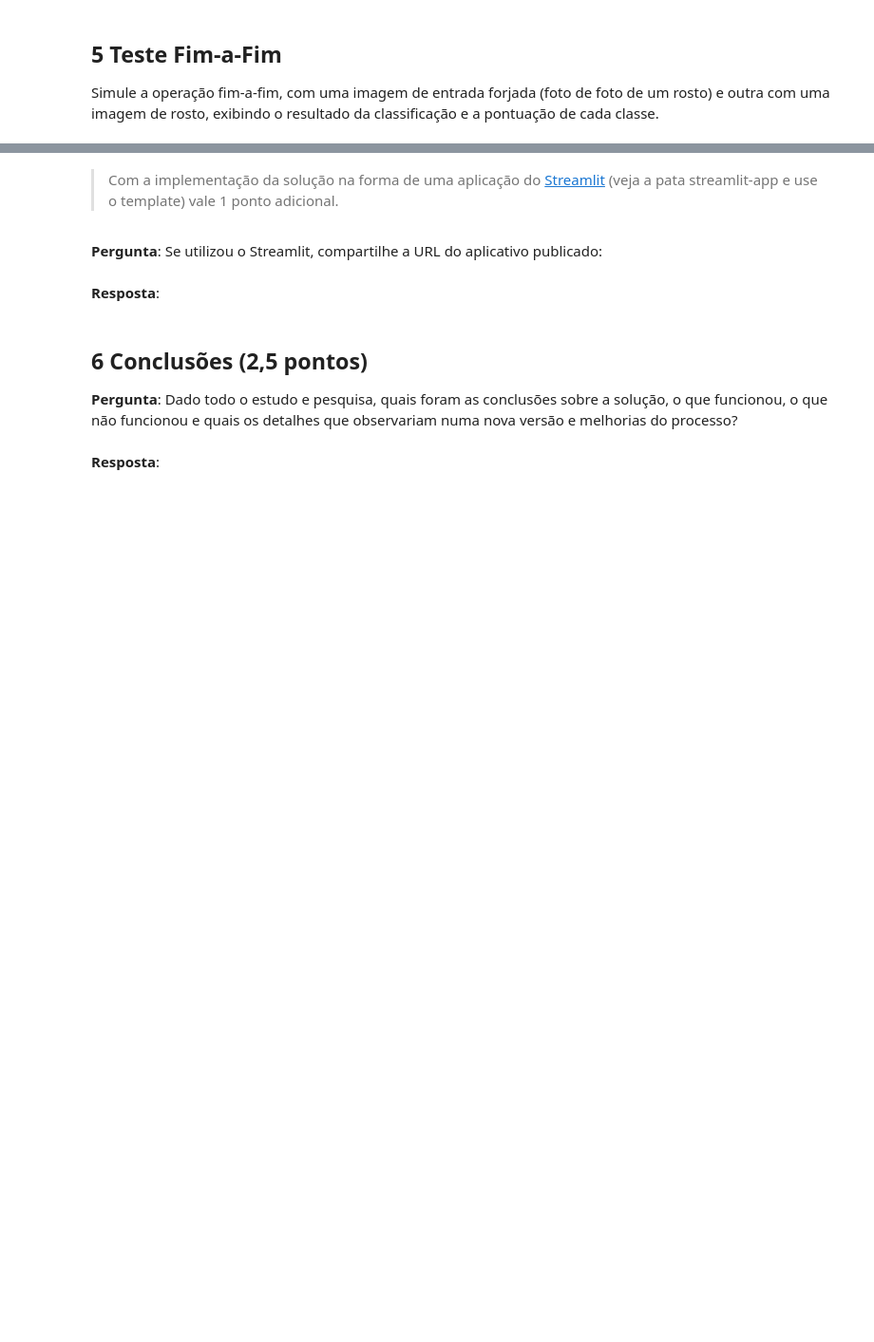
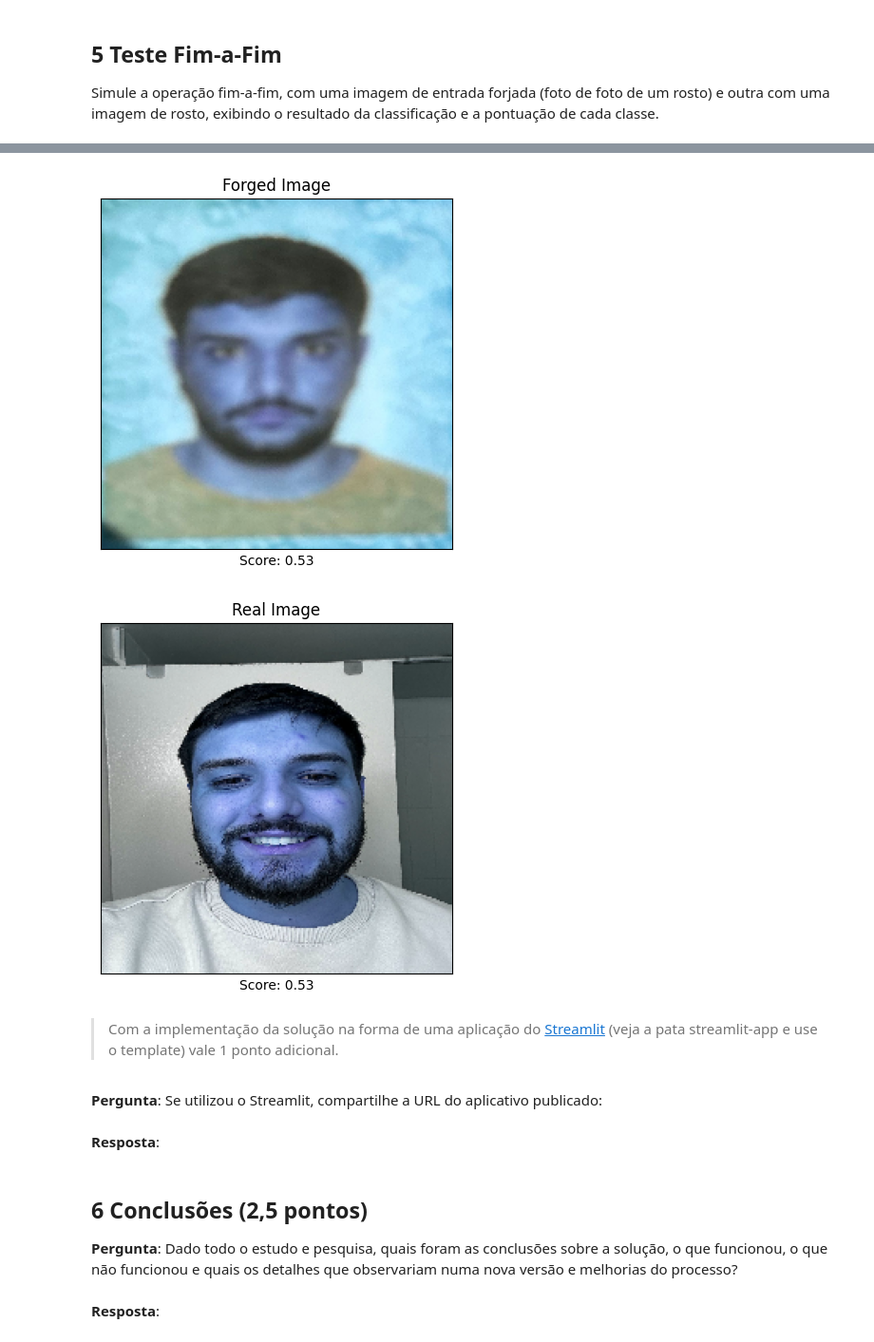
Before and after one commit to danielselga/trab-final-computer-vision, a Jupyter notebook: deteccao_liveness_notebook.ipynb, the cells around one changed output, grey strips where cells are left out. Shown at 95% size. Cells and saved outputs as stored; diff of their text form; code cells hidden in the pictures; blank space fills up the shorter version.

```diff
--- a/deteccao_liveness_notebook.ipynb
+++ b/deteccao_liveness_notebook.ipynb
@@ -111,18 +111,32 @@ def load_images_and_labels(urls, label):
     return np.array(images), np.array(labels)
 
 real_face_urls = [
-    "https://raw.githubusercontent.com/danielselga/trab-final-computer-vision/main/WhatsApp%20Image%202024-02-07%20at%2010.37.37%20PM.jpeg",
+    "https://raw.githubusercontent.com/danielselga/trab-final-computer-vision/main/real/WhatsApp%20Image%202024-02-07%20at%2010.37.38%20PM%20(1).jpeg",
+    "https://raw.githubusercontent.com/danielselga/trab-final-computer-vision/main/real/WhatsApp%20Image%202024-02-07%20at%2010.37.37%20PM.jpeg",
+    "https://raw.githubusercontent.com/danielselga/trab-final-computer-vision/main/real/WhatsApp%20Image%202024-02-07%20at%2010.37.38%20PM%20(2).jpeg",
+    "https://raw.githubusercontent.com/danielselga/trab-final-computer-vision/main/real/WhatsApp%20Image%202024-02-07%20at%2010.37.38%20PM%20(3).jpeg",
+    "https://raw.githubusercontent.com/danielselga/trab-final-computer-vision/main/real/WhatsApp%20Image%202024-02-07%20at%2010.37.38%20PM.jpeg",
+    "https://raw.githubusercontent.com/danielselga/trab-final-computer-vision/main/real/WhatsApp%20Image%202024-02-07%20at%2010.37.39%20PM%20(1).jpeg",
+    "https://raw.githubusercontent.com/danielselga/trab-final-computer-vision/main/real/WhatsApp%20Image%202024-02-07%20at%2010.37.39%20PM.jpeg",
+    "https://raw.githubusercontent.com/danielselga/trab-final-computer-vision/main/real/WhatsApp%20Image%202024-02-07%20at%2010.37.40%20PM.jpeg",
+    "https://github.com/danielselga/trab-final-computer-vision/blob/main/real/WhatsApp%20Image%202024-02-07%20at%2010.37.41%20PM.jpeg"
 ]
 
 fake_face_urls = [
-    ""
+    "https://raw.githubusercontent.com/danielselga/trab-final-computer-vision/main/fake/WhatsApp%20Image%202024-02-07%20at%2010.43.29%20PM.jpeg",
+    "https://raw.githubusercontent.com/danielselga/trab-final-computer-vision/main/fake/WhatsApp%20Image%202024-02-07%20at%2010.43.30%20PM%20(1).jpeg",
+    "https://raw.githubusercontent.com/danielselga/trab-final-computer-vision/main/fake/WhatsApp%20Image%202024-02-07%20at%2010.43.30%20PM.jpeg",
+    "https://raw.githubusercontent.com/danielselga/trab-final-computer-vision/main/fake/WhatsApp%20Image%202024-02-07%20at%2010.43.31%20PM%20(1).jpeg",
+    "https://raw.githubusercontent.com/danielselga/trab-final-computer-vision/main/fake/WhatsApp%20Image%202024-02-07%20at%2010.43.31%20PM.jpeg",
+    "https://raw.githubusercontent.com/danielselga/trab-final-computer-vision/main/fake/WhatsApp%20Image%202024-02-07%20at%2010.43.32%20PM%20(1).jpeg",
+    "https://raw.githubusercontent.com/danielselga/trab-final-computer-vision/main/fake/WhatsApp%20Image%202024-02-07%20at%2010.43.33%20PM.jpeg"
 ]
 
 real_face_images, real_face_labels = load_images_and_labels(real_face_urls, 1)
 fake_face_images, fake_face_labels = load_images_and_labels(fake_face_urls, 0)
 
 X = np.concatenate((real_face_images, fake_face_images), axis=0)
-y = np.concatenate((real_face_labels, fake_face_labels), axis=0)
+y = np.concatenate((real_face_labels.reshape(-1, 1), fake_face_labels.reshape(-1, 1)), axis=0)
 
 X_train, X_temp, y_train, y_temp = train_test_split(X, y, test_size=0.3, random_state=42)
 X_val, X_test, y_val, y_test = train_test_split(X_temp, y_temp, test_size=0.5, random_state=42)
@@ -204,6 +253,8 @@ Simule a operação fim-a-fim, com uma imagem de entrada forjada (foto de foto d
 # %%
 import matplotlib.pyplot as plt
 import cv2
+import requests
+import numpy as np
 
 def show_result(image, title, score):
     plt.imshow(image)
@@ -212,18 +263,27 @@ def show_result(image, title, score):
     plt.xticks([]), plt.yticks([])
     plt.show()
 
-forged_image_path = "/content/WhatsApp Image 2024-01-29 at 19.37.29.jpeg"
-real_image_path = "/content/WhatsApp Image 2024-01-29 at 19.36.11.jpeg"
+forged_image_url = "https://raw.githubusercontent.com/danielselga/trab-final-computer-vision/main/fake/WhatsApp%20Image%202024-02-07%20at%2010.43.29%20PM.jpeg"
+real_image_url = "https://raw.githubusercontent.com/danielselga/trab-final-computer-vision/main/real/WhatsApp%20Image%202024-02-07%20at%2010.37.40%20PM%20(1).jpeg"
 
-# Load images
-forged_image = cv2.imread(forged_image_path)
-real_image = cv2.imread(real_image_path)
+forged_image_response = requests.get(forged_image_url)
+real_image_response = requests.get(real_image_url)
 
-forged_image = cv2.resize(forged_image, (224, 224)) / 255.0
-real_image = cv2.resize(real_image, (224, 224)) / 255.0
+if forged_image_response.status_code == 200 and real_image_response.status_code == 200:
+    forged_image_content = np.asarray(bytearray(forged_image_response.content), dtype="uint8")
+    real_image_content = np.asarray(bytearray(real_image_response.content), dtype="uint8")
 
-score_forged = model.predict(np.expand_dims(forged_image, axis=0))[0][0]
-score_real = model.predict(np.expand_dims(real_image, axis=0))[0][0]
+    forged_image = cv2.imdecode(forged_image_content, cv2.IMREAD_COLOR)
+    real_image = cv2.imdecode(real_image_content, cv2.IMREAD_COLOR)
 
-show_result(forged_image, "Forged Image", score_forged)
-show_result(real_image, "Real Image", score_real)
+    forged_image = cv2.resize(forged_image, (224, 224)) / 255.0
+    real_image = cv2.resize(real_image, (224, 224)) / 255.0
+
+    score_forged = model.predict(np.expand_dims(forged_image, axis=0))[0][0]
+    score_real = model.predict(np.expand_dims(real_image, axis=0))[0][0]
+
+    show_result(forged_image, "Forged Image", score_forged)
+    show_result(real_image, "Real Image", score_real)
+else:
+    print("Error loading images from URLs.")
+# %% [output]
@@ -230,3 +292,5 @@ show_result(real_image, "Real Image", score_real)
+[figure, added]
+[figure, added]
 # %% [markdown]
 >Com a implementação da solução na forma de uma aplicação do [Streamlit](https://www.streamlit.io/) (veja a pata streamlit-app e use o template) vale 1 ponto adicional.
 # %% [markdown]
```
Also changed, not shown: parts of 4 cells of this notebook.
